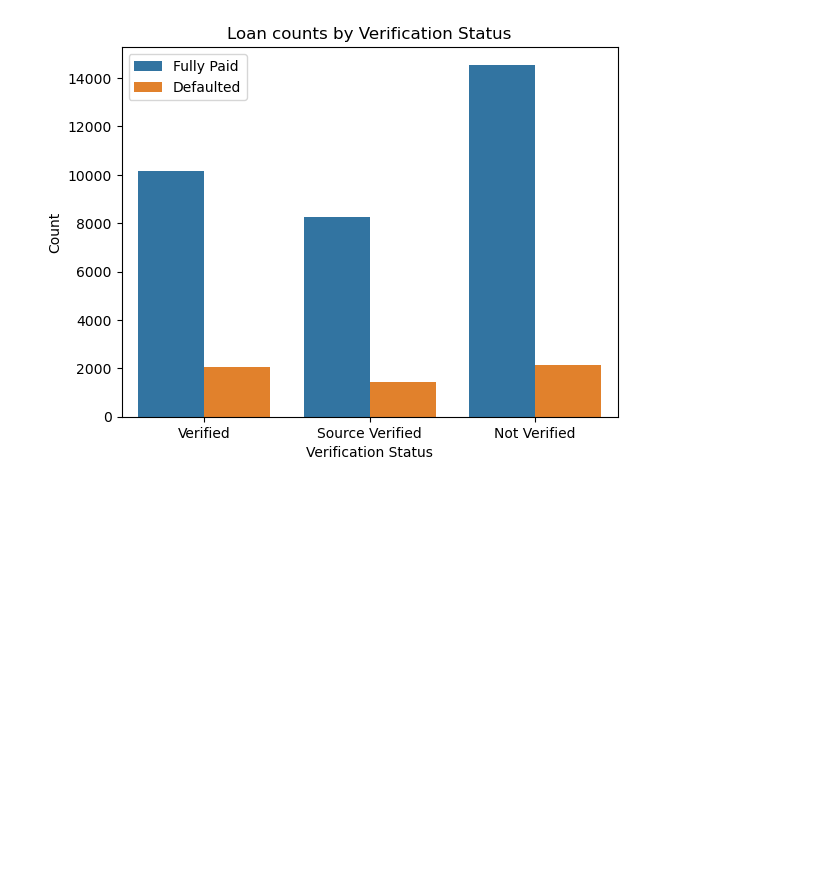
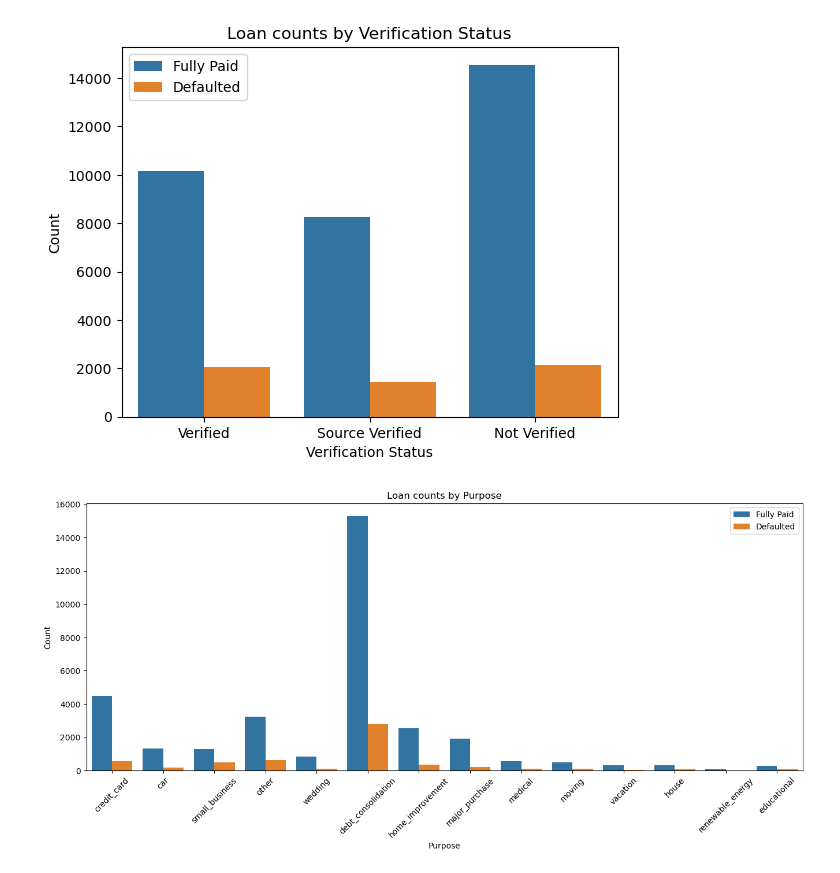
Before and after one commit to ncjanardhan-outlook/ncjpersonal, a Jupyter notebook: lending club_case study.ipynb, the cells around one changed output. Saved outputs shown, nothing was run; the diff lists cells and outputs as text; code cells hidden in the pictures; blank space fills up the shorter version.

Commit message:
purpose

```diff
--- a/lending club_case study.ipynb
+++ b/lending club_case study.ipynb
@@ -276,3 +276,10 @@ drawCustomCountPlot(xColumn="home_ownership", hueColumn="loan_status", yLabel="C
 drawCustomCountPlot(xColumn="verification_status", hueColumn="loan_status", yLabel="Count", xLabel="Verification Status", title="Loan counts by Verification Status")
 # %% [output]
 [figure]
+# %%
+# Understand Loan Status in relation to Purpose
+plt.figure(figsize=(16, 6))
+plt.xticks(rotation = 45)
+drawCustomCountPlot(xColumn="purpose", hueColumn="loan_status", yLabel="Count", xLabel="Purpose", title="Loan counts by Purpose")
+# %% [output]
+[figure, added]
```
